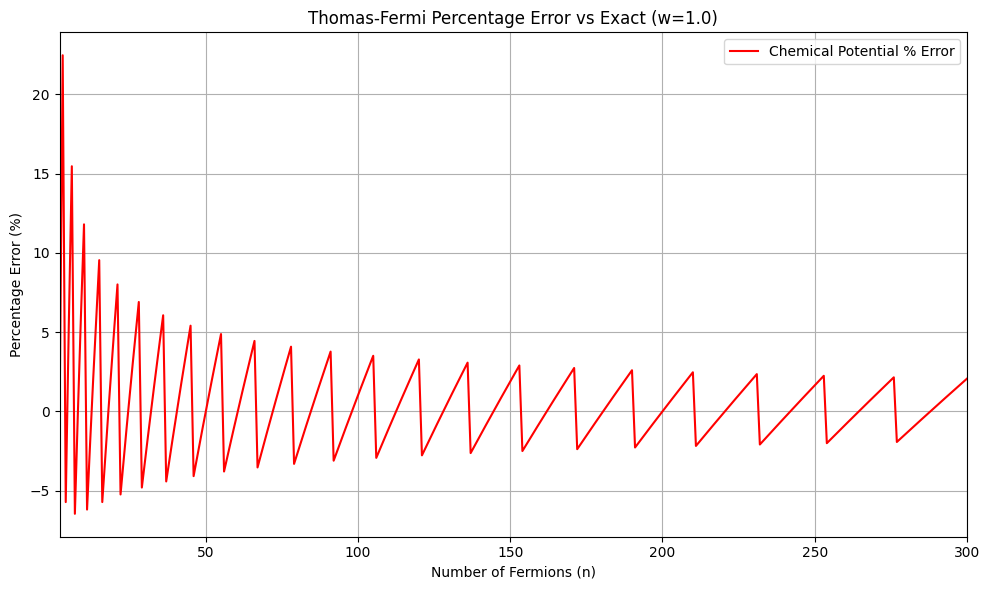
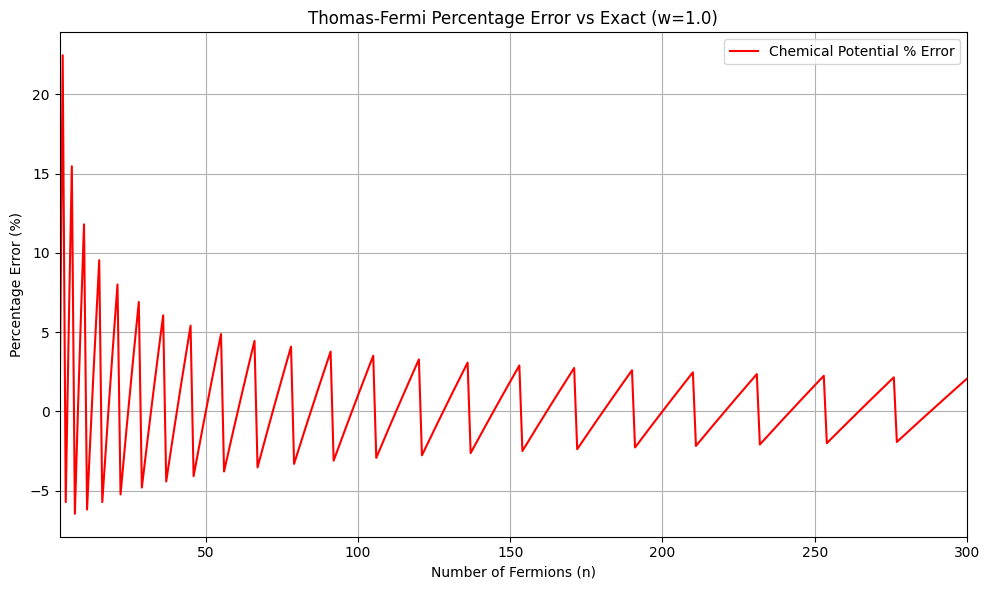
Code edit (unified diff) that turned the first committed figure into the second:
--- before
+++ after
@@ -1,27 +1,27 @@
 # --- Percentage Error Plot ---
 # Plotting the percentage error: 100 * (TF - Exact) / Exact
-if has_high_beads:
-    plt.figure(figsize=(10, 6))
-    plt.xlim(2, ntop)
-    
-    # For Chemical Potential (cp)
-    # mu_H_all_high starts at n=2, so it perfectly aligns with n_vals_TF starting at n=2
-    mu_exact_slice = mu_H_all_high[:len(n_vals_TF)]
-    cp_pct_error = 100 * (mu_TF - mu_exact_slice) / mu_exact_slice
-    
-    plt.plot(n_vals_TF, cp_pct_error, label="Chemical Potential % Error", color="red")
-    
-    # # For Heat Capacity (Cv) if needed
-    # # Cv_H_n_high starts at n=1, so we offset by 1 to start at n=2
-    # Cv_exact_slice = Cv_H_n_high[1:1+len(n_vals_TF)]
-    # cv_pct_error = 100 * (Cv_TF_n - Cv_exact_slice) / Cv_exact_slice
-    
-    # plt.plot(n_vals_TF, cv_pct_error, label="Heat Capacity % Error", color="blue")
-    
-    plt.xlabel("Number of Fermions (n)")
-    plt.ylabel("Percentage Error (%)")
-    plt.title(f"Thomas-Fermi Percentage Error vs Exact (w={w_val})")
-    plt.legend()
-    plt.grid(True)
-    plt.tight_layout()
-    plt.show()
+
+plt.figure(figsize=(10, 6))
+plt.xlim(2, ntop)
+
+# For Chemical Potential (cp)
+# mu_H_all_high starts at n=2, so it perfectly aligns with n_vals_TF starting at n=2
+mu_exact_slice = mu_H_all_high[:len(n_vals_TF)]
+cp_pct_error = 100 * (mu_TF - mu_exact_slice) / mu_exact_slice
+
+plt.plot(n_vals_TF, cp_pct_error, label="Chemical Potential % Error", color="red")
+
+# # For Heat Capacity (Cv) if needed
+# # Cv_H_n_high starts at n=1, so we offset by 1 to start at n=2
+# Cv_exact_slice = Cv_H_n_high[1:1+len(n_vals_TF)]
+# cv_pct_error = 100 * (Cv_TF_n - Cv_exact_slice) / Cv_exact_slice
+
+# plt.plot(n_vals_TF, cv_pct_error, label="Heat Capacity % Error", color="blue")
+
+plt.xlabel("Number of Fermions (n)")
+plt.ylabel("Percentage Error (%)")
+plt.title(f"Thomas-Fermi Percentage Error vs Exact (w={w_val})")
+plt.legend()
+plt.grid(True)
+plt.tight_layout()
+plt.show()

Commit: More slight adjustments to plots